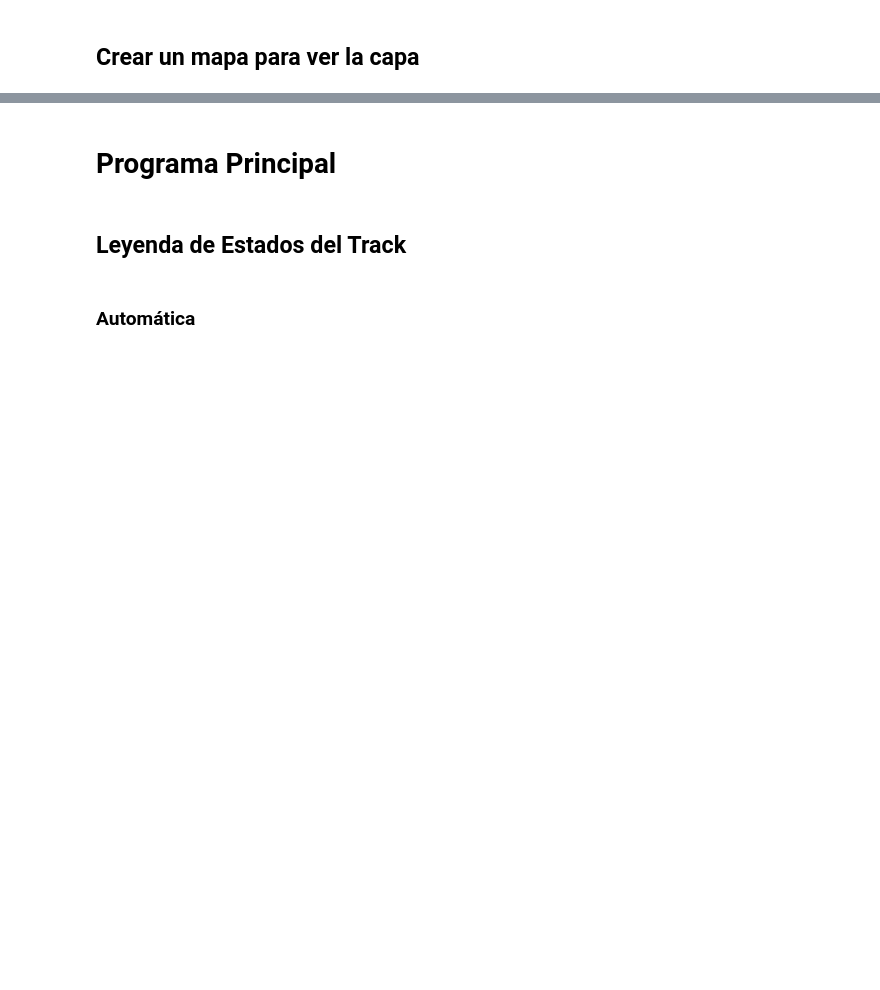
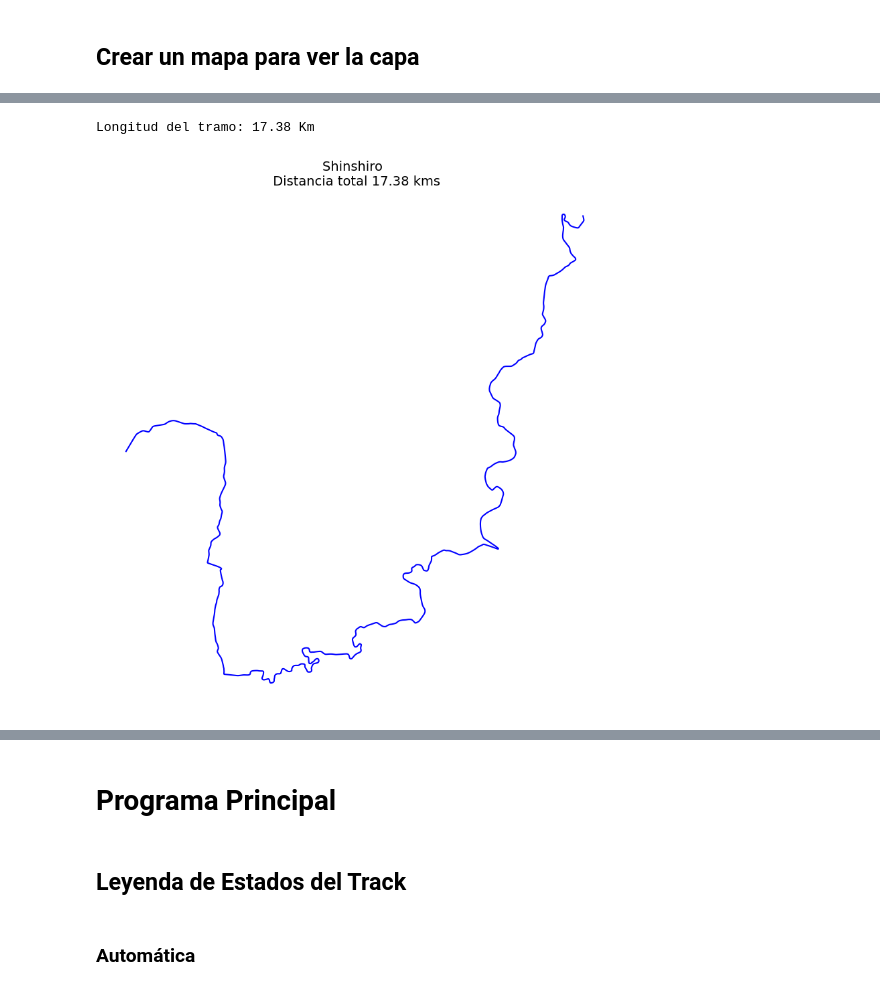
Before and after one commit to ChemiF1/Mapas-WRC, a Jupyter notebook: Pruebas Mapa/LecturaBuena.ipynb, the cells around one changed output, grey strips where cells are left out. Drawn from its saved outputs; the diff is of its cells as text; code cells hidden in the pictures; blank space fills up the shorter version.

```diff
--- a/Pruebas Mapa/LecturaBuena.ipynb
+++ b/Pruebas Mapa/LecturaBuena.ipynb
@@ -135,0 +136,32 @@ Longitud del tramo: 19.31 Km
+# %%
+# Transformar a un CRS proyectado (por ejemplo, UTM o Web Mercator EPSG:3857)
+gdf_projected = gdf.to_crs(epsg=3099)
+
+# Calcular la longitud de cada tramo en metros
+gdf_projected['length_m'] = gdf_projected.length
+
+# Convertir la longitud a kilómetros
+gdf_projected['length_km'] = gdf_projected['length_m'] / 1000
+
+# Mostrar las longitudes en kilómetros
+longitud_total = gdf_projected['length_km'].iloc[0]
+
+print(f"Longitud del tramo: {gdf_projected['length_km'].iloc[0]:.2f} Km")  # 'name' es un ejemplo de columna, cámbialo según tus datos
+
+
+
+# Crear una figura y un eje con matplotlib
+fig, ax = plt.subplots(figsize=(10, 10))
+
+# Plotea las geometrías usando geopandas
+gdf.plot(ax=ax, color='blue', edgecolor='black')
+
+# Personalizar el gráfico
+ax.set_title(f"{name} \n Distancia total {longitud_total:.2f} kms", fontsize=14)
+ax.set_xlabel("Longitud", fontsize=10)
+ax.set_ylabel("Latitud", fontsize=10)
+ax.axis("off")
+plt.show()
+# %% [output]
+Longitud del tramo: 17.38 Km
+[figure, added]
```
Also changed, not shown: parts of 7 cells of this notebook, 1 other file.
